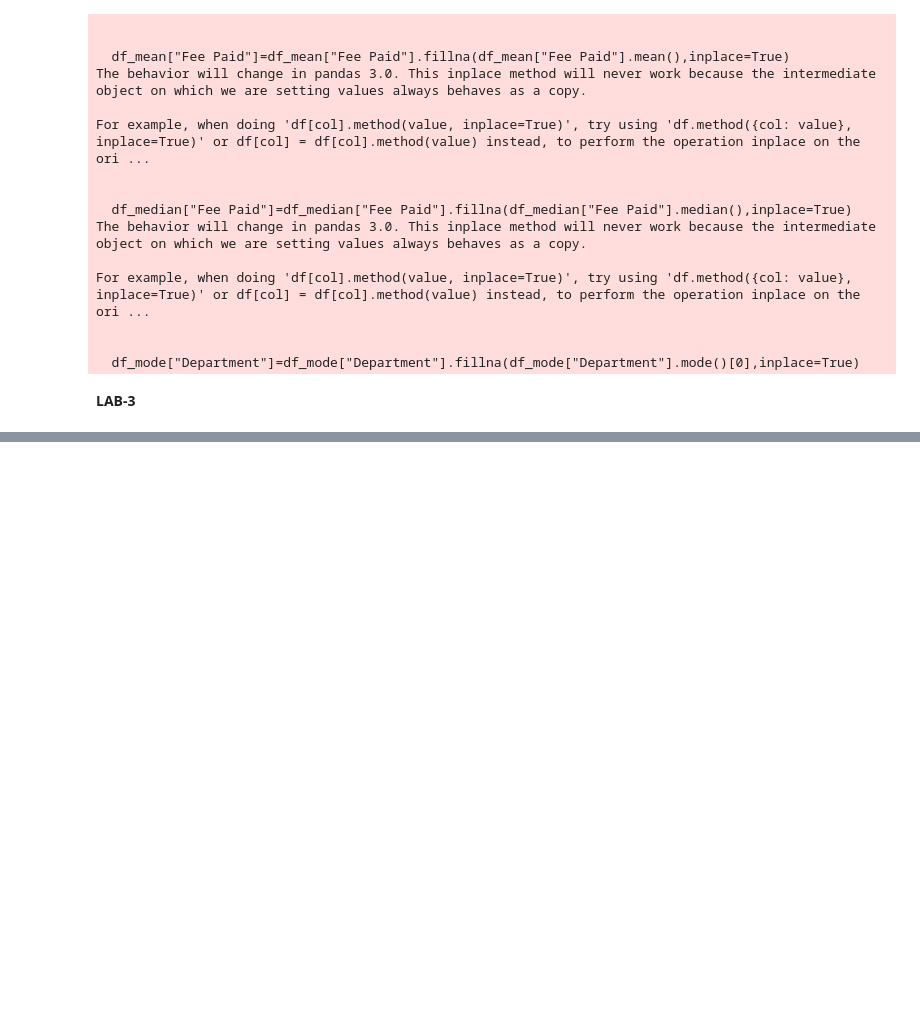
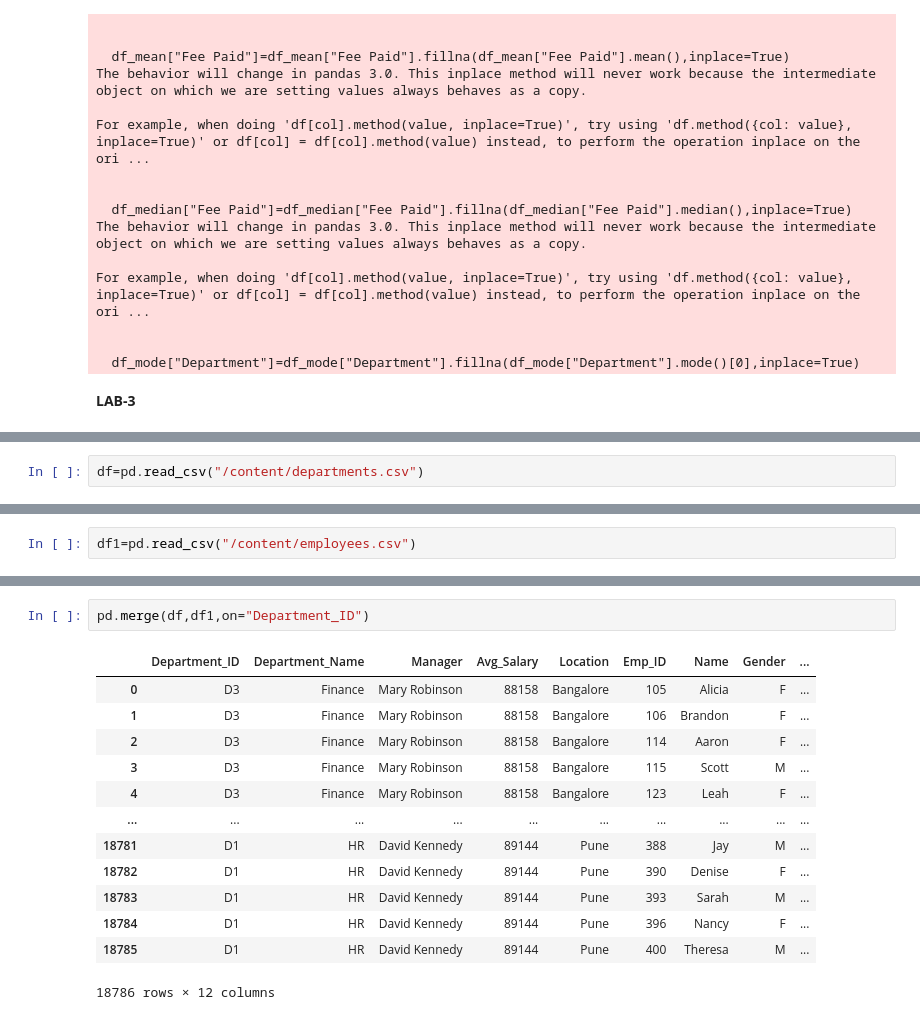
Before and after one commit to janviishere/Python-Program, a Jupyter notebook: LabWork(DWAC).ipynb, the cells around one changed output, grey strips where cells are left out. Saved outputs shown, nothing was run; the diff lists cells and outputs as text; blank space fills up the shorter version.

```diff
--- a/LabWork(DWAC).ipynb
+++ b/LabWork(DWAC).ipynb
@@ -154,0 +337,2 @@ For example, when doing 'df[col].method(value, inplace=True)', try using 'df.met
+# %%
+df=pd.read_csv("/content/departments.csv")
@@ -154,0 +354,2 @@ For example, when doing 'df[col].method(value, inplace=True)', try using 'df.met
+# %%
+df1=pd.read_csv("/content/employees.csv")
@@ -154,0 +374,16 @@ For example, when doing 'df[col].method(value, inplace=True)', try using 'df.met
+# %%
+pd.merge(df,df1,on="Department_ID")
+# %% [output]
+|  | Department_ID | Department_Name | Manager | Avg_Salary | Location | Emp_ID | Name | Gender | ... |
+| 0 | D3 | Finance | Mary Robinson | 88158 | Bangalore | 105 | Alicia | F | ... |
+| 1 | D3 | Finance | Mary Robinson | 88158 | Bangalore | 106 | Brandon | F | ... |
+| 2 | D3 | Finance | Mary Robinson | 88158 | Bangalore | 114 | Aaron | F | ... |
+| 3 | D3 | Finance | Mary Robinson | 88158 | Bangalore | 115 | Scott | M | ... |
+| 4 | D3 | Finance | Mary Robinson | 88158 | Bangalore | 123 | Leah | F | ... |
+| ... | ... | ... | ... | ... | ... | ... | ... | ... | ... |
+| 18781 | D1 | HR | David Kennedy | 89144 | Pune | 388 | Jay | M | ... |
+| 18782 | D1 | HR | David Kennedy | 89144 | Pune | 390 | Denise | F | ... |
+| 18783 | D1 | HR | David Kennedy | 89144 | Pune | 393 | Sarah | M | ... |
+| 18784 | D1 | HR | David Kennedy | 89144 | Pune | 396 | Nancy | F | ... |
+| 18785 | D1 | HR | David Kennedy | 89144 | Pune | 400 | Theresa | M | ... |
+18786 rows × 12 columns
```
Also changed, not shown: parts of 51 cells of this notebook.
